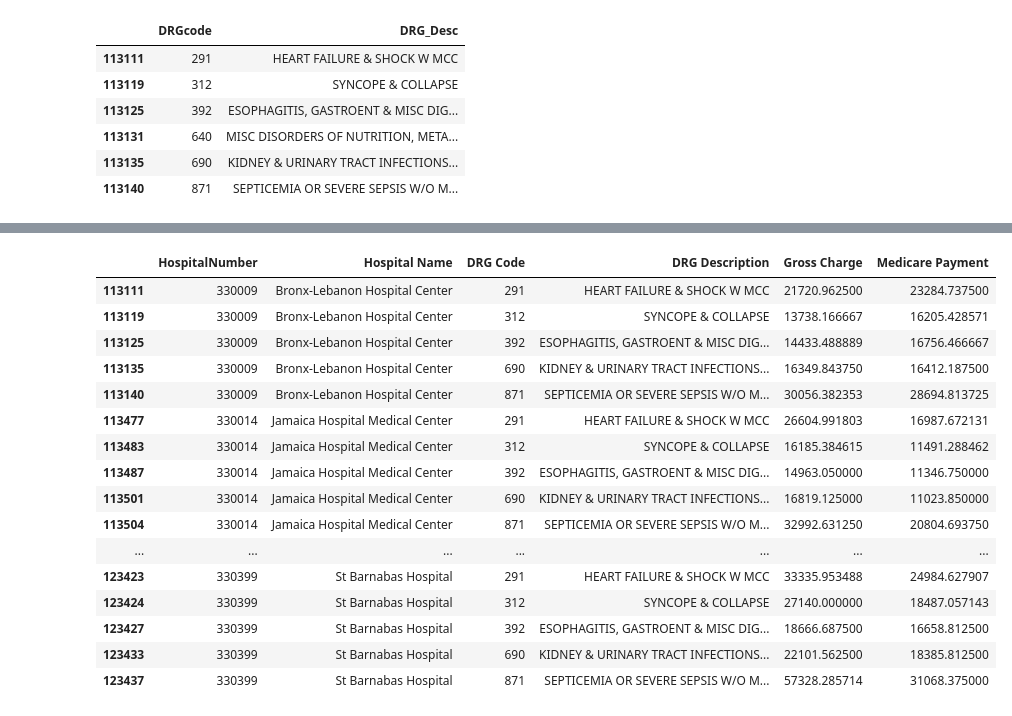
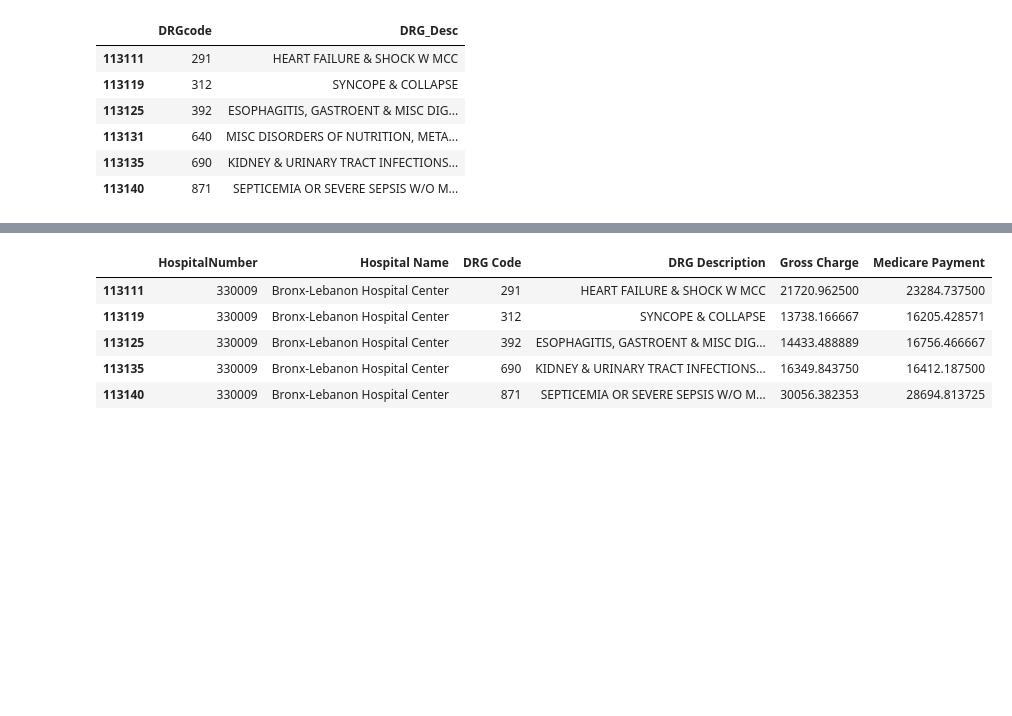
Before and after one commit to patgratt/HospitalDataAnalysis, a Jupyter notebook: medicare.ipynb, the cells around one changed output, grey strips where cells are left out. Cells and saved outputs as stored; diff of their text form; code cells hidden in the pictures; blank space fills up the shorter version.

```diff
--- a/medicare.ipynb
+++ b/medicare.ipynb
@@ -222,24 +208,13 @@ qb5 = qb5.rename(columns={'Hospital Number': 'Hosptital ID','Hospital_Name':'Hos
                             'DRGcode':'DRG Code','DRG_Desc':'DRG Description','Avg_Submtd_Cvrd_Chrg':'Gross Charge',\
                                  'Avg_Tot_Pymt_Amt':'Medicare Payment'})
 # %%
-qb5
+qb5.head()
 # %% [output]
 |  | HospitalNumber | Hospital Name | DRG Code | DRG Description | Gross Charge | Medicare Payment |
 | 113111 | 330009 | Bronx-Lebanon Hospital Center | 291 | HEART FAILURE & SHOCK W MCC | 21720.962500 | 23284.737500 |
 | 113119 | 330009 | Bronx-Lebanon Hospital Center | 312 | SYNCOPE & COLLAPSE | 13738.166667 | 16205.428571 |
 | 113125 | 330009 | Bronx-Lebanon Hospital Center | 392 | ESOPHAGITIS, GASTROENT & MISC DIG... | 14433.488889 | 16756.466667 |
 | 113135 | 330009 | Bronx-Lebanon Hospital Center | 690 | KIDNEY & URINARY TRACT INFECTIONS... | 16349.843750 | 16412.187500 |
 | 113140 | 330009 | Bronx-Lebanon Hospital Center | 871 | SEPTICEMIA OR SEVERE SEPSIS W/O M... | 30056.382353 | 28694.813725 |
-| 113477 | 330014 | Jamaica Hospital Medical Center | 291 | HEART FAILURE & SHOCK W MCC | 26604.991803 | 16987.672131 |
-| 113483 | 330014 | Jamaica Hospital Medical Center | 312 | SYNCOPE & COLLAPSE | 16185.384615 | 11491.288462 |
-| 113487 | 330014 | Jamaica Hospital Medical Center | 392 | ESOPHAGITIS, GASTROENT & MISC DIG... | 14963.050000 | 11346.750000 |
-| 113501 | 330014 | Jamaica Hospital Medical Center | 690 | KIDNEY & URINARY TRACT INFECTIONS... | 16819.125000 | 11023.850000 |
-| 113504 | 330014 | Jamaica Hospital Medical Center | 871 | SEPTICEMIA OR SEVERE SEPSIS W/O M... | 32992.631250 | 20804.693750 |
-| ... | ... | ... | ... | ... | ... | ... |
-| 123423 | 330399 | St Barnabas Hospital | 291 | HEART FAILURE & SHOCK W MCC | 33335.953488 | 24984.627907 |
-| 123424 | 330399 | St Barnabas Hospital | 312 | SYNCOPE & COLLAPSE | 27140.000000 | 18487.057143 |
-| 123427 | 330399 | St Barnabas Hospital | 392 | ESOPHAGITIS, GASTROENT & MISC DIG... | 18666.687500 | 16658.812500 |
-| 123433 | 330399 | St Barnabas Hospital | 690 | KIDNEY & URINARY TRACT INFECTIONS... | 22101.562500 | 18385.812500 |
-| 123437 | 330399 | St Barnabas Hospital | 871 | SEPTICEMIA OR SEVERE SEPSIS W/O M... | 57328.285714 | 31068.375000 |
 # %%
 # qb5.to_excel('/Users/patrickburke/OneDrive - Emory University/Econ372/Final5.xlsx')
```
Also changed, not shown: parts of 16 cells of this notebook.
